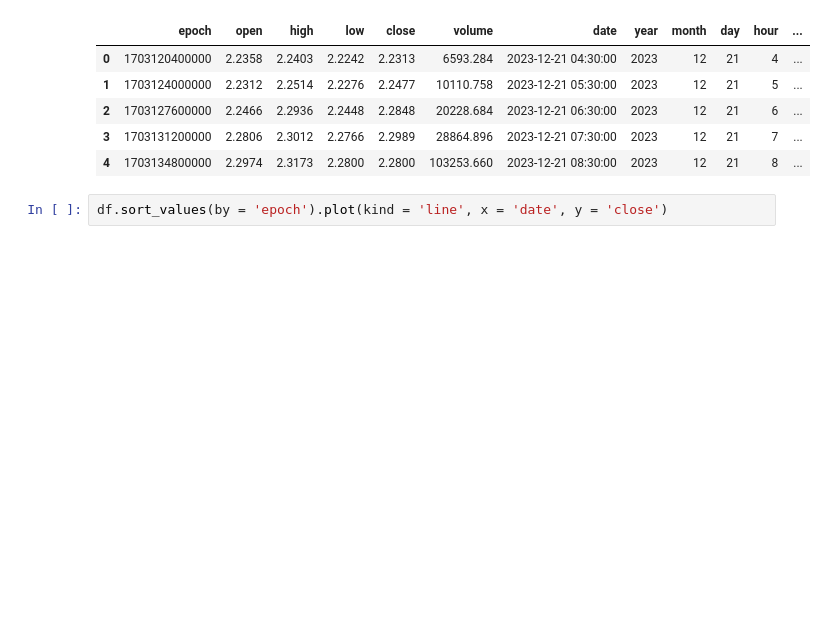
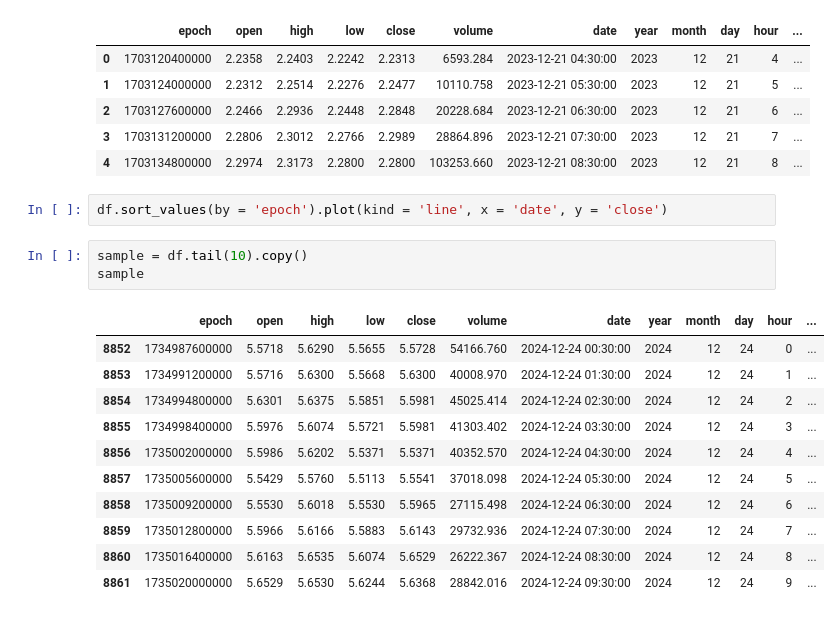
Before and after one commit to amyrmahdy/StakeVision, a Jupyter notebook: predictor.ipynb, the cells around one changed output. Cells and saved outputs as stored; diff of their text form; blank space fills up the shorter version.

```diff
--- a/predictor.ipynb
+++ b/predictor.ipynb
@@ -26,3 +27,18 @@ Conncetion closed.
 | 4 | 1703134800000 | 2.2974 | 2.3173 | 2.2800 | 2.2800 | 103253.660 | 2023-12-21 08:30:00 | 2023 | 12 | 21 | 8 | ... |
 # %%
 df.sort_values(by = 'epoch').plot(kind = 'line', x = 'date', y = 'close')
+# %%
+sample = df.tail(10).copy()
+sample
+# %% [output]
+|  | epoch | open | high | low | close | volume | date | year | month | day | hour | ... |
+| 8852 | 1734987600000 | 5.5718 | 5.6290 | 5.5655 | 5.5728 | 54166.760 | 2024-12-24 00:30:00 | 2024 | 12 | 24 | 0 | ... |
+| 8853 | 1734991200000 | 5.5716 | 5.6300 | 5.5668 | 5.6300 | 40008.970 | 2024-12-24 01:30:00 | 2024 | 12 | 24 | 1 | ... |
+| 8854 | 1734994800000 | 5.6301 | 5.6375 | 5.5851 | 5.5981 | 45025.414 | 2024-12-24 02:30:00 | 2024 | 12 | 24 | 2 | ... |
+| 8855 | 1734998400000 | 5.5976 | 5.6074 | 5.5721 | 5.5981 | 41303.402 | 2024-12-24 03:30:00 | 2024 | 12 | 24 | 3 | ... |
+| 8856 | 1735002000000 | 5.5986 | 5.6202 | 5.5371 | 5.5371 | 40352.570 | 2024-12-24 04:30:00 | 2024 | 12 | 24 | 4 | ... |
+| 8857 | 1735005600000 | 5.5429 | 5.5760 | 5.5113 | 5.5541 | 37018.098 | 2024-12-24 05:30:00 | 2024 | 12 | 24 | 5 | ... |
+| 8858 | 1735009200000 | 5.5530 | 5.6018 | 5.5530 | 5.5965 | 27115.498 | 2024-12-24 06:30:00 | 2024 | 12 | 24 | 6 | ... |
+| 8859 | 1735012800000 | 5.5966 | 5.6166 | 5.5883 | 5.6143 | 29732.936 | 2024-12-24 07:30:00 | 2024 | 12 | 24 | 7 | ... |
+| 8860 | 1735016400000 | 5.6163 | 5.6535 | 5.6074 | 5.6529 | 26222.367 | 2024-12-24 08:30:00 | 2024 | 12 | 24 | 8 | ... |
+| 8861 | 1735020000000 | 5.6529 | 5.6530 | 5.6244 | 5.6368 | 28842.016 | 2024-12-24 09:30:00 | 2024 | 12 | 24 | 9 | ... |
```
Also changed, not shown: parts of 3 cells of this notebook.
